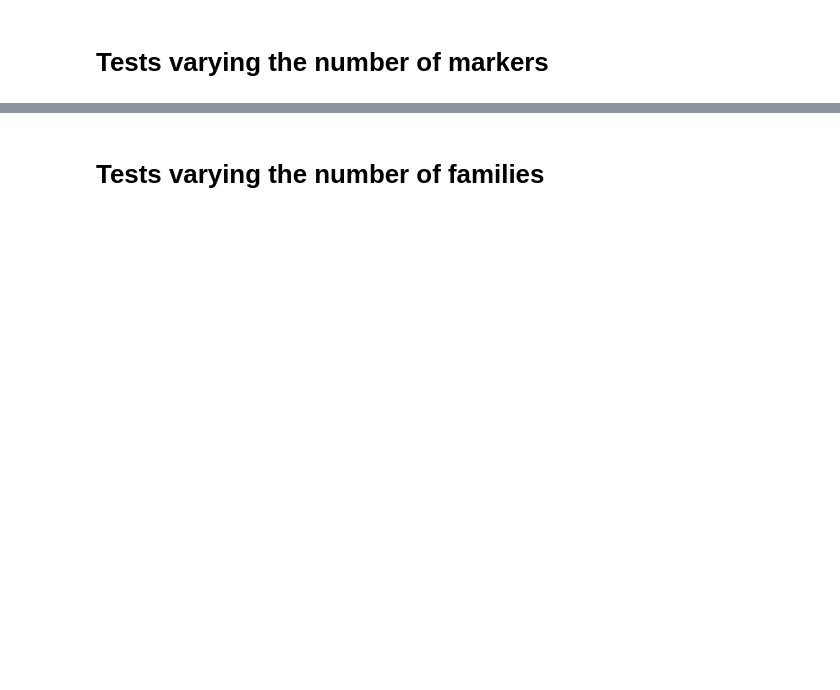
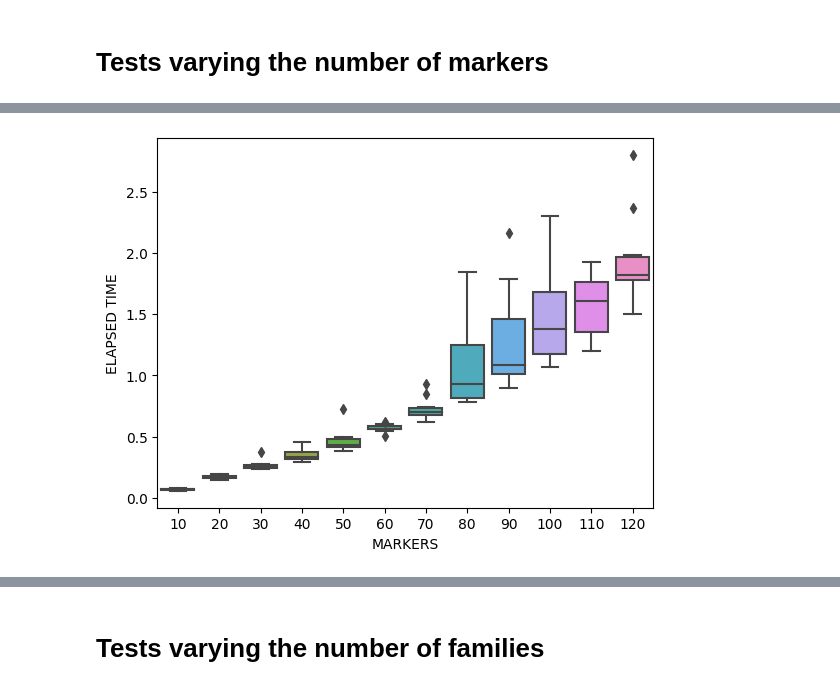
Before and after one commit to serena-aneli/RECOMBULATOR-X, a Jupyter notebook: Estimation Benchmarks.ipynb, the cells around one changed output, grey strips where cells are left out. Cells and saved outputs as stored; diff of their text form; code cells hidden in the pictures; blank space fills up the shorter version.

Commit message:
time tests

```diff
--- a/Estimation Benchmarks.ipynb
+++ b/Estimation Benchmarks.ipynb
@@ -86,7 +83,7 @@ print(f'average time (minutes): {lit2_minutes.mean()}, std: {lit2_minutes.std()}
 n_fam_I = 100
 n_fam_II = 0
 marker_tests = {}
-for n_markers in [12, 15, 20, 30, 50, 75, 100, 125, 150]:
+for n_markers in [10, 20, 30, 40, 50, 60, 70, 80, 90, 100, 110, 120, 130, 150]:
     print(f'{n_markers=}')
     marker_tests[n_markers] = random_estimation_tests(n_markers, n_fam_I, n_fam_II, 10)
 # %% [output]
@@ -102,0 +104,5 @@ ValueError: Minimization failed to converge: STOP: TOTAL NO. of f AND g EVALUATI
+# %%
+plot_data = pandas.concat({k: df[('ELAPSED TIME', None, None)] for k, df in marker_tests.items()}, names=['MARKERS']).reset_index()
+plot_data.columns = plot_data.columns.get_level_values(0)
+seaborn.boxplot(plot_data, x='MARKERS', y='ELAPSED TIME')
+# %% [output]
@@ -102,0 +110 @@ ValueError: Minimization failed to converge: STOP: TOTAL NO. of f AND g EVALUATI
+[figure, added]
```
Also changed, not shown: parts of 8 cells of this notebook.
